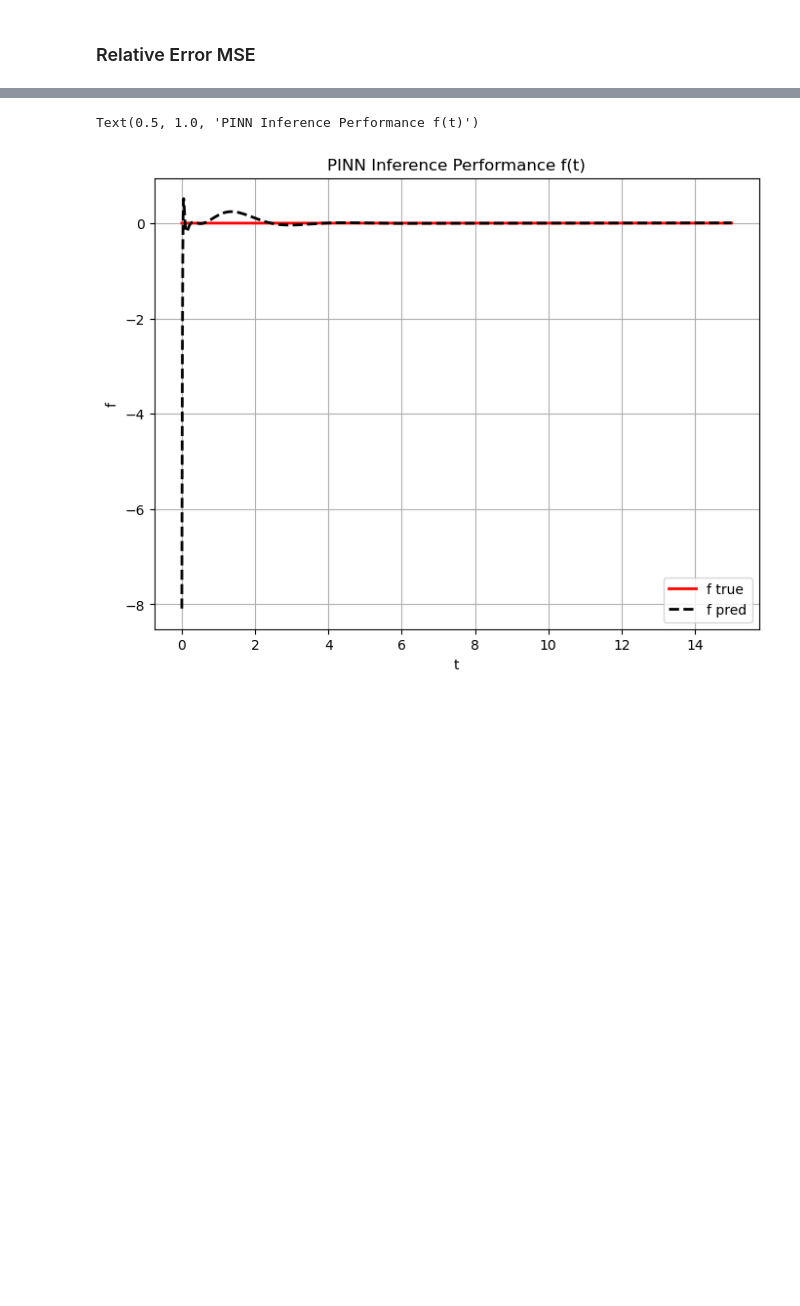
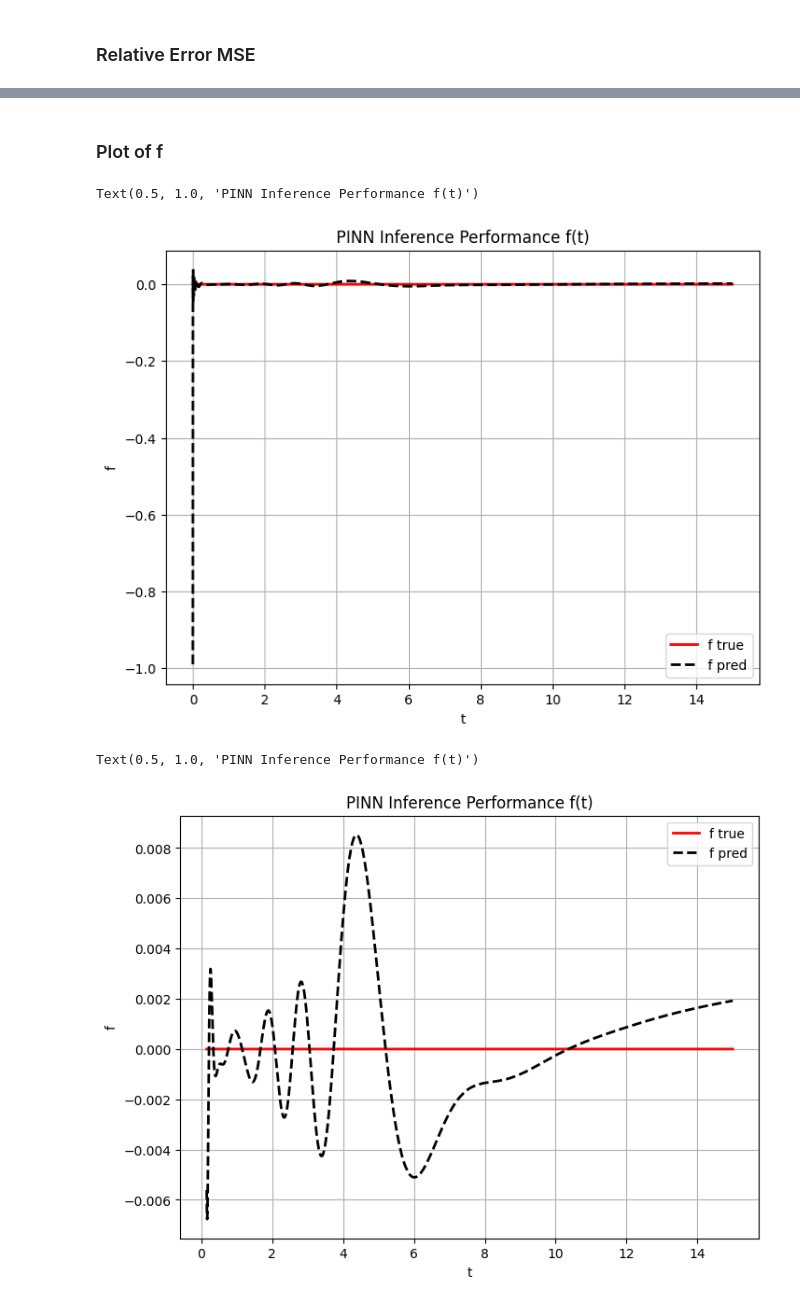
Before and after one commit to CS-433/ml-project-2-hapinness, a Jupyter notebook: Cauchy_1D_Inference_light.ipynb, the cells around one changed output, grey strips where cells are left out. Cells and saved outputs as stored; diff of their text form; code cells hidden in the pictures; blank space fills up the shorter version.

```diff
--- a/Cauchy_1D_Inference_light.ipynb
+++ b/Cauchy_1D_Inference_light.ipynb
@@ -260,4 +258,12 @@ together1 = together1[together1[:, 0].argsort()]
+# %% [markdown]
+### Plot of f
 # %%
+together = np.hstack([t_eval,np.zeros(t_eval.shape)])
+together = together[together[:, 0].argsort()]
+
+together1 = np.hstack([t_eval,f_pred])
+together1 = together1[together1[:, 0].argsort()]
+
 plt.figure(figsize=(8, 6), dpi=100)
 plt.plot(together[:,0],together[:,1], color="red", linewidth=2, label='f true')
 plt.plot(together1[:,0],together1[:,1], color="black",linestyle='--', linewidth=2, label='f pred')
@@ -268,4 +274,4 @@ plt.ylabel("f")
 plt.title("PINN Inference Performance f(t)")
 # %% [output]
 Text(0.5, 1.0, 'PINN Inference Performance f(t)')
-[figure, old version]
+[figure, new version]
@@ -277,0 +278,20 @@ together1 = together1[together1[:, 0].argsort()]
+# %%
+offset = 100 #to have a better look at f
+
+together = np.hstack([t_eval,np.zeros(t_eval.shape)])[offset:,:]
+together = together[together[:, 0].argsort()]
+
+together1 = np.hstack([t_eval,f_pred])[offset:,:]
+together1 = together1[together1[:, 0].argsort()]
+
+plt.figure(figsize=(8, 6), dpi=100)
+plt.plot(together[:,0],together[:,1], color="red", linewidth=2, label='f true')
+plt.plot(together1[:,0],together1[:,1], color="black",linestyle='--', linewidth=2, label='f pred')
+plt.legend()
+plt.grid()
+plt.xlabel("t")
+plt.ylabel("f")
+plt.title("PINN Inference Performance f(t)")
+# %% [output]
+Text(0.5, 1.0, 'PINN Inference Performance f(t)')
+[figure, added]
```
Also changed, not shown: parts of 12 cells of this notebook.
